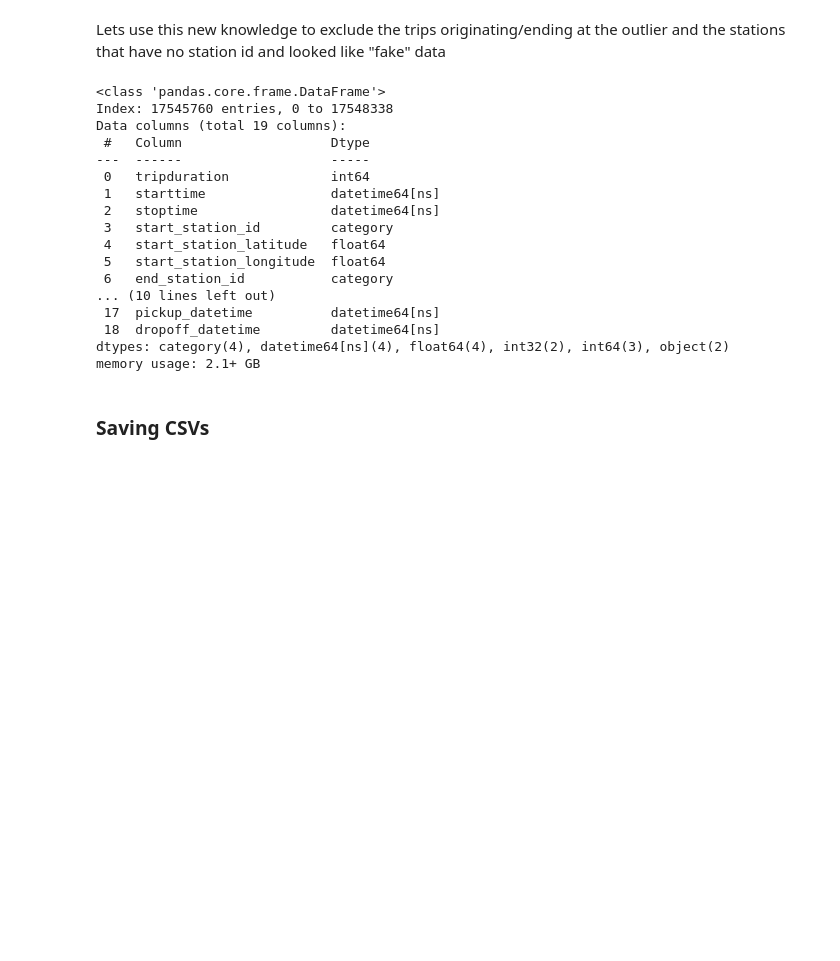
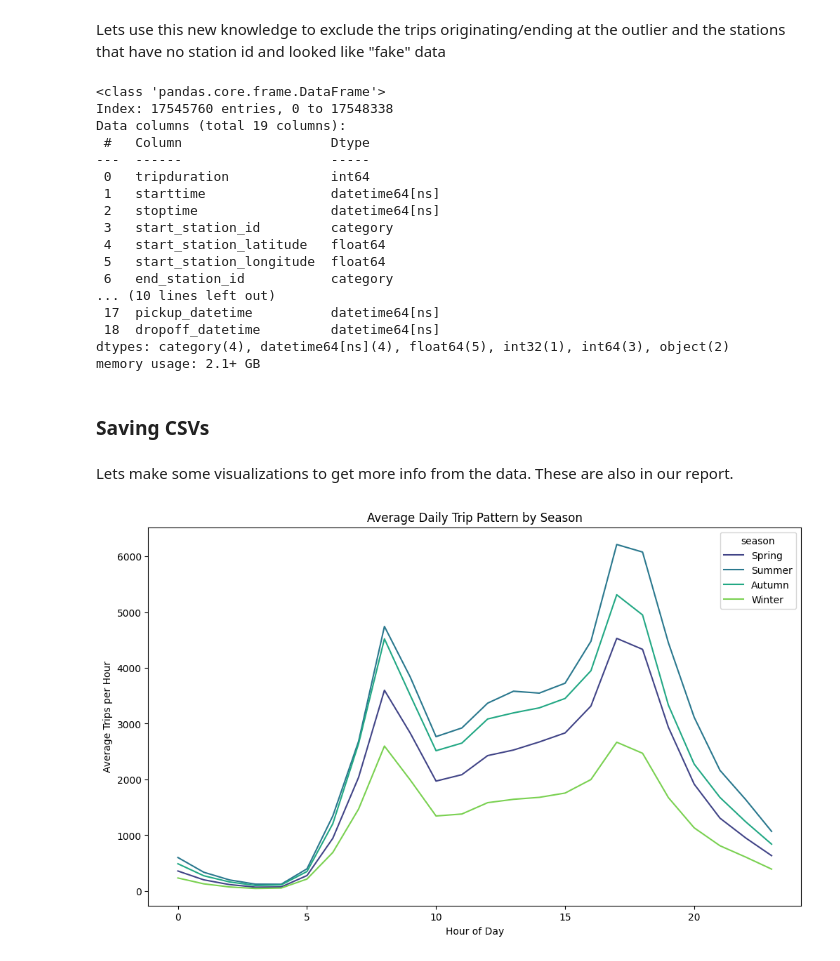
Before and after one commit to GermanButtiero/mobility, a Jupyter notebook: src/1_Dataset.ipynb, the cells around one changed output. Cells and saved outputs as stored; diff of their text form; code cells hidden in the pictures; blank space fills up the shorter version.

```diff
--- a/src/1_Dataset.ipynb
+++ b/src/1_Dataset.ipynb
@@ -66,7 +66,9 @@ dtype: int64
 # %%
 date_columns = ["starttime", "stoptime"]
 categorical_columns = ["gender", "usertype", "start_station_id", "end_station_id"]
-data[date_columns] = data[date_columns].apply(pd.to_datetime)
+data[date_columns] = data[date_columns].apply(
+    lambda x: pd.to_datetime(x, errors='coerce', format='mixed')
+)
 data[categorical_columns] = data[categorical_columns].apply(lambda x: x.astype('category'))
 # %% [markdown]
 ### Drop unnecesary column
@@ -284,10 +286,39 @@ Data columns (total 19 columns):
 ... (10 lines left out)
  17  pickup_datetime          datetime64[ns]
  18  dropoff_datetime         datetime64[ns]
-dtypes: category(4), datetime64[ns](4), float64(4), int32(2), int64(3), object(2)
+dtypes: category(4), datetime64[ns](4), float64(5), int32(1), int64(3), object(2)
 memory usage: 2.1+ GB
 # %% [markdown]
 ### Saving CSVs
 # %%
 data.to_csv('../data/processed_trips_2018.csv', index=False)
 stations.to_csv('../data/processed_stations_2018.csv', index=False)
+# %% [markdown]
+Lets make some visualizations to get more info from the data. These are also in our report.
+# %%
+season_map = {
+    1: 'Winter', 2: 'Winter', 12: 'Winter',
+    3: 'Spring', 4: 'Spring', 5: 'Spring',
+    6: 'Summer', 7: 'Summer', 8: 'Summer',
+    9: 'Autumn', 10: 'Autumn', 11: 'Autumn'
+}
+data['season'] = data['starttime'].dt.month.map(season_map)
+data['date'] = data['starttime'].dt.date
+hourly_daily_counts = data.groupby(['season', 'date', 'pickup_hour']).size().reset_index(name='trip_count')
+
+plt.figure(figsize=(12, 7))
+sns.lineplot(
+    data=hourly_daily_counts,
+    x='pickup_hour',
+    y='trip_count',
+    hue='season',
+    palette='viridis',
+    hue_order=['Spring', 'Summer', 'Autumn', 'Winter'],
+    errorbar=None
+)
+plt.title('Average Daily Trip Pattern by Season')
+plt.ylabel('Average Trips per Hour')
+plt.xlabel('Hour of Day')
+plt.show()
+# %% [output]
+[figure, added]
```
Also changed, not shown: parts of 1 cell of this notebook, 4 other files.
